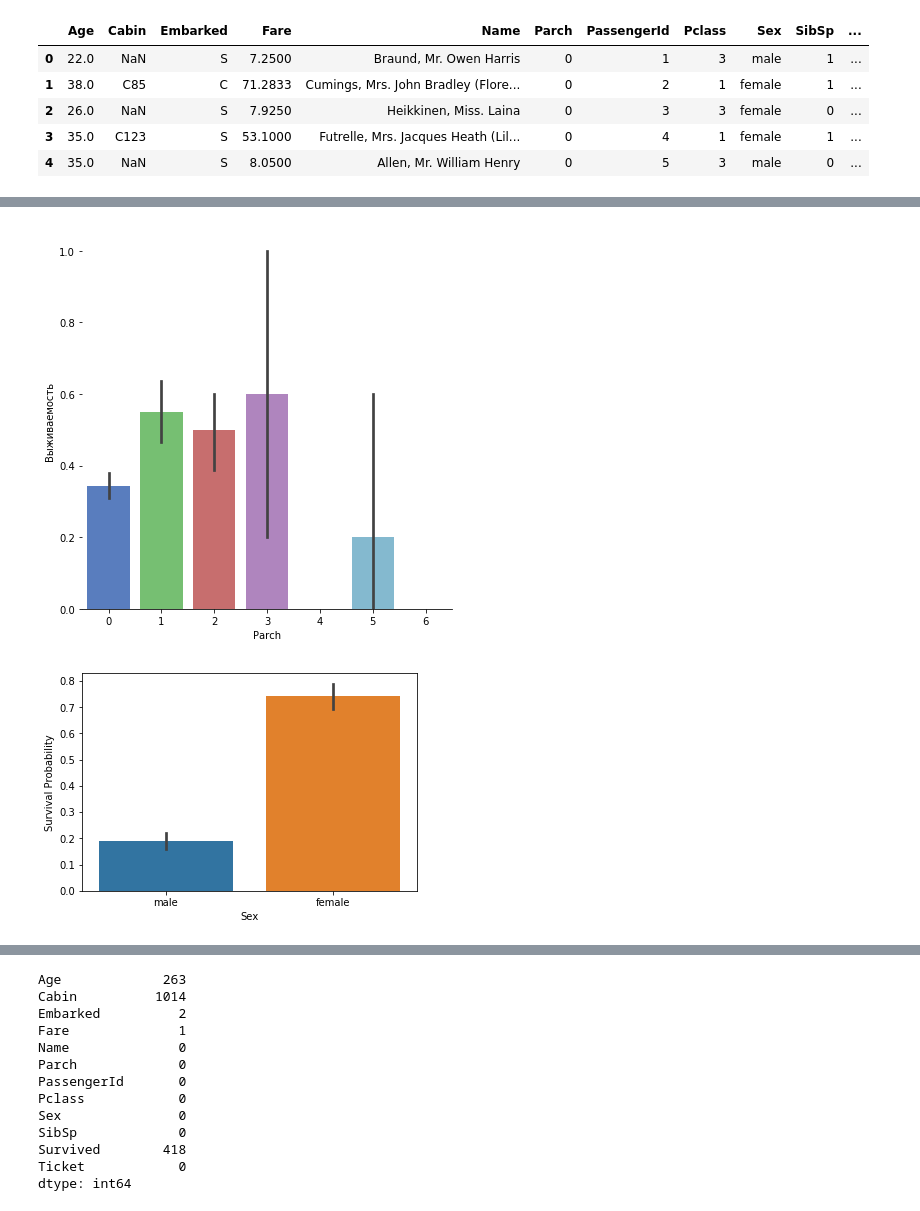
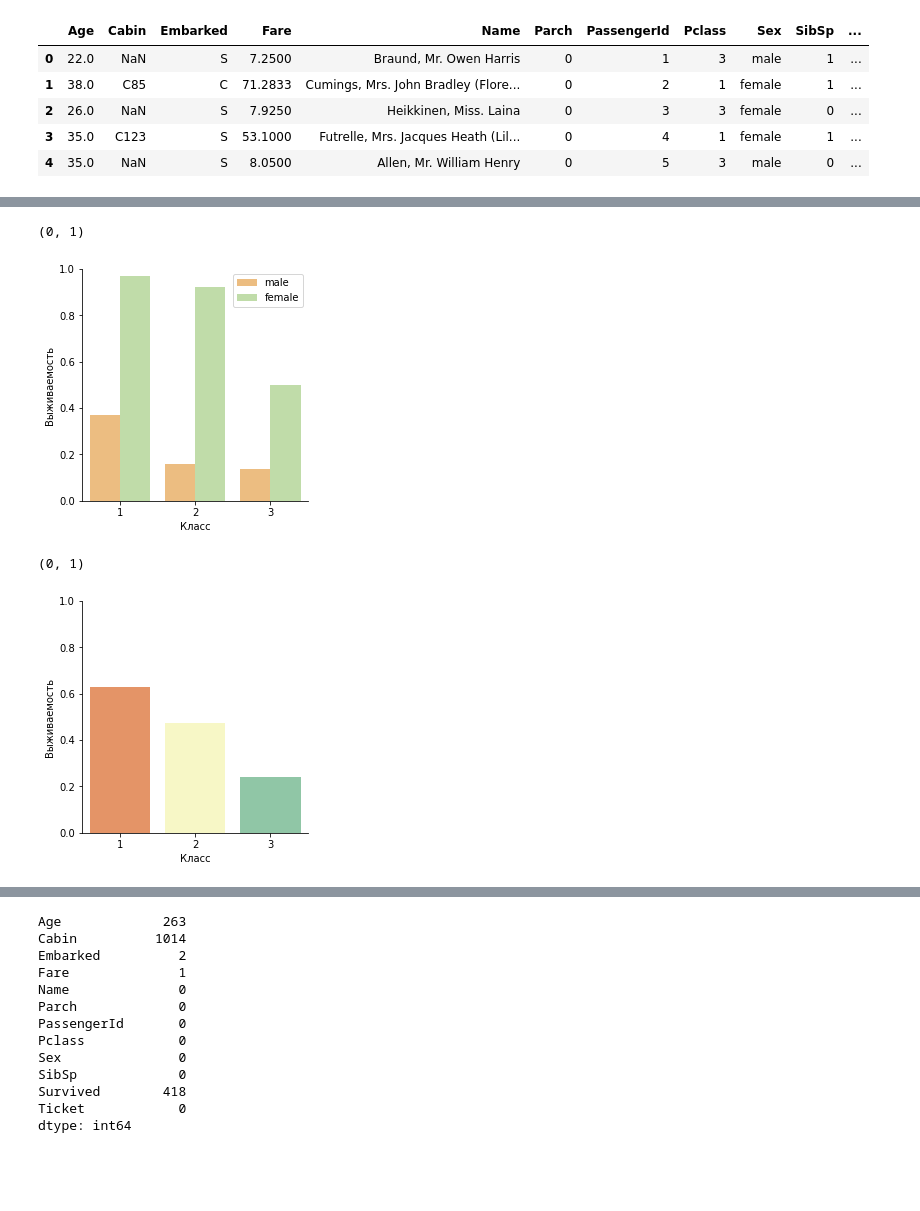
Before and after one commit to Elizabeth-Titova/Titanic, a Jupyter notebook: Titanic.ipynb, the cells around one changed output, grey strips where cells are left out. Saved outputs shown, nothing was run; the diff lists cells and outputs as text; code cells hidden in the pictures; blank space fills up the shorter version.

```diff
--- a/Titanic.ipynb
+++ b/Titanic.ipynb
@@ -27,11 +76,15 @@ g = g.set_ylabels("Выживаемость")
+# %%
+g = sns.factorplot("Pclass", "Survived", "Sex", data=dataset, kind="bar",palette="Spectral",ci=None,legend=False)
+plt.legend(loc="best")
+g = g.set(xlabel="Класс", ylabel="Выживаемость")
+plt.ylim(0,1)
+# %% [output]
+(0, 1)
+[figure, added]
 # %%
-g = sns.factorplot(x="Parch",y="Survived",data=train,kind="bar", size = 6 ,palette = "muted")
-g.despine(left=True)
-g = g.set_ylabels("Выживаемость")
+g = sns.factorplot(x="Pclass",y="Survived",data=train,kind="bar",palette="Spectral",ci=None)
+g = g.set(xlabel="Класс", ylabel="Выживаемость")
+plt.ylim(0,1)
 # %% [output]
+(0, 1)
-[figure, old version]
+[figure, new version]
-# %%
-g = sns.barplot(x="Sex",y="Survived",data=train)
-g = g.set_ylabel("Survival Probability")
-# %% [output]
-[figure, removed]
```
Also changed, not shown: parts of 18 cells of this notebook.
